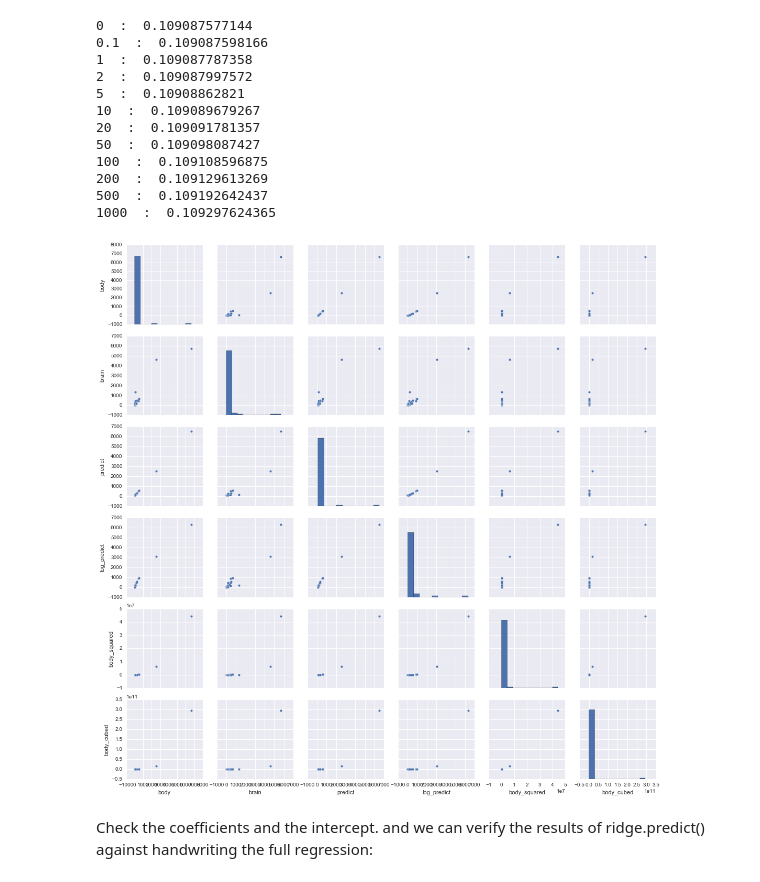
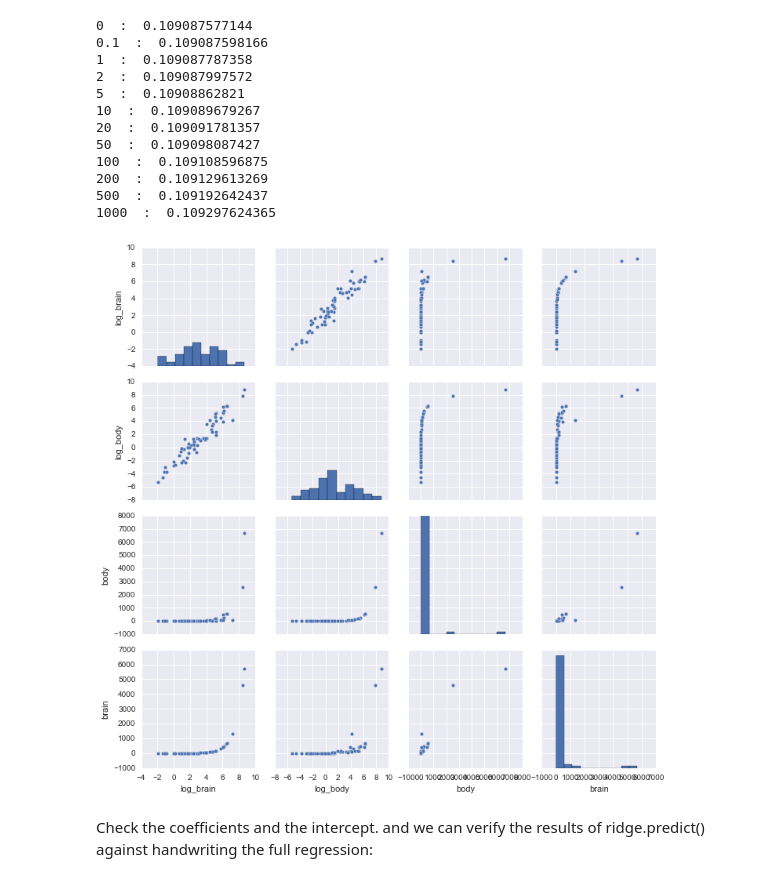
Before and after one commit to lorachow/DS_HK_9, a Jupyter notebook: notebooks/06 - Polynomial Regression.ipynb, the cells around one changed output. Cells and saved outputs as stored; diff of their text form; code cells hidden in the pictures.

```diff
--- a/notebooks/06 - Polynomial Regression.ipynb
+++ b/notebooks/06 - Polynomial Regression.ipynb
@@ -670,16 +812,20 @@ for result in results:
 200  :  0.109129613269
 500  :  0.109192642437
 1000  :  0.109297624365
+# %%
+mammals['log_body'] = np.log(mammals.body)
+mammals['log_brain'] = np.log(mammals.brain)
+mammals
 # %%
 import seaborn as sns
 import plotly.tools as tls
 
-g = sns.pairplot(mammals, size=2.5);
+g = sns.pairplot(mammals[['log_brain','log_body','body','brain']], size=2.5);
 
 # plotly_fig = tls.mpl_to_plotly(g)
 # iplot(plotly_fig)
 # %% [output]
-[figure, old version]
+[figure, new version]
 # %% [markdown]
 Check the coefficients and the intercept. and we can verify the results of ridge.predict() against handwriting the full regression:
 # %%
```
Also changed, not shown: parts of 45 cells of this notebook.
